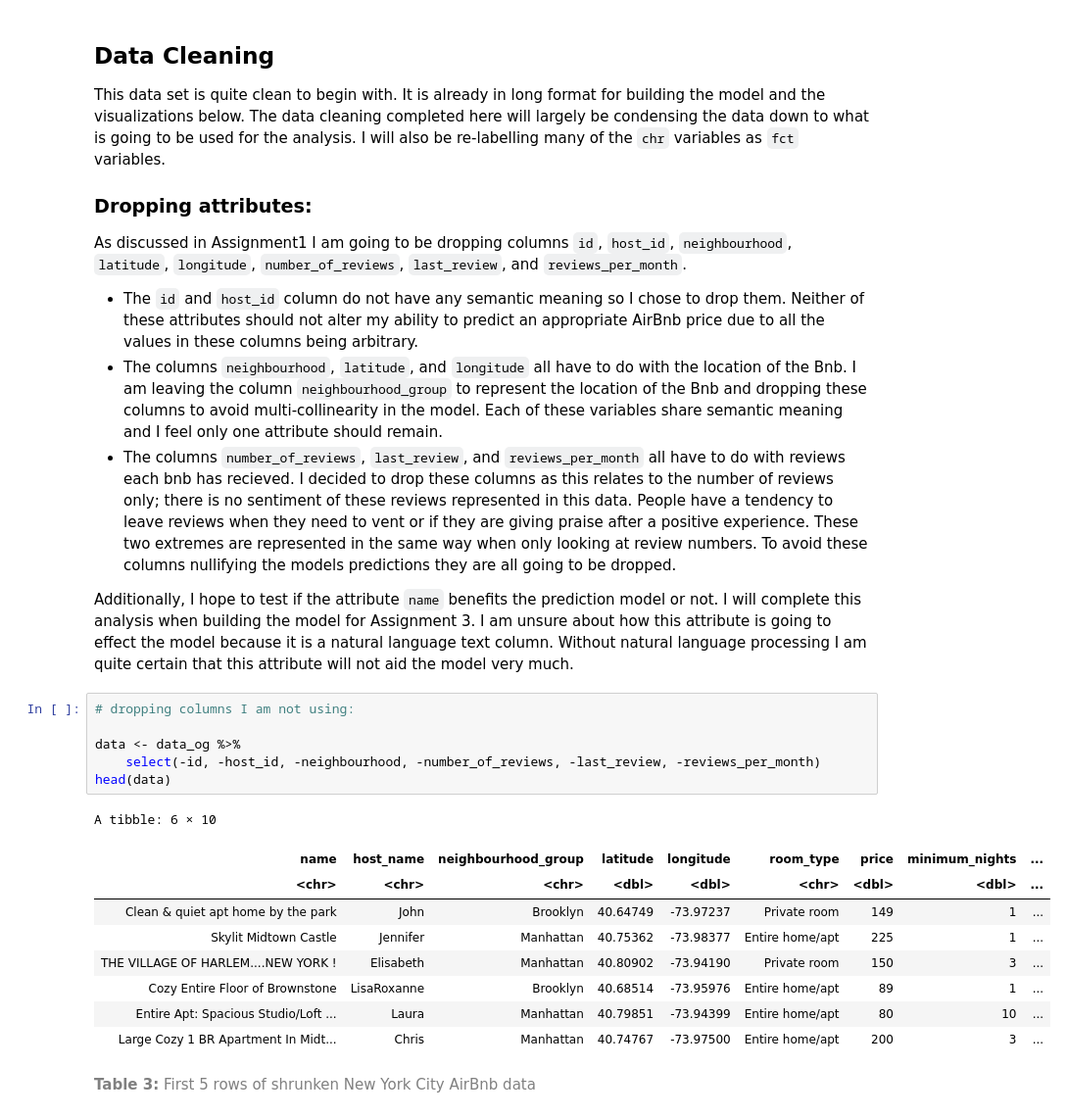
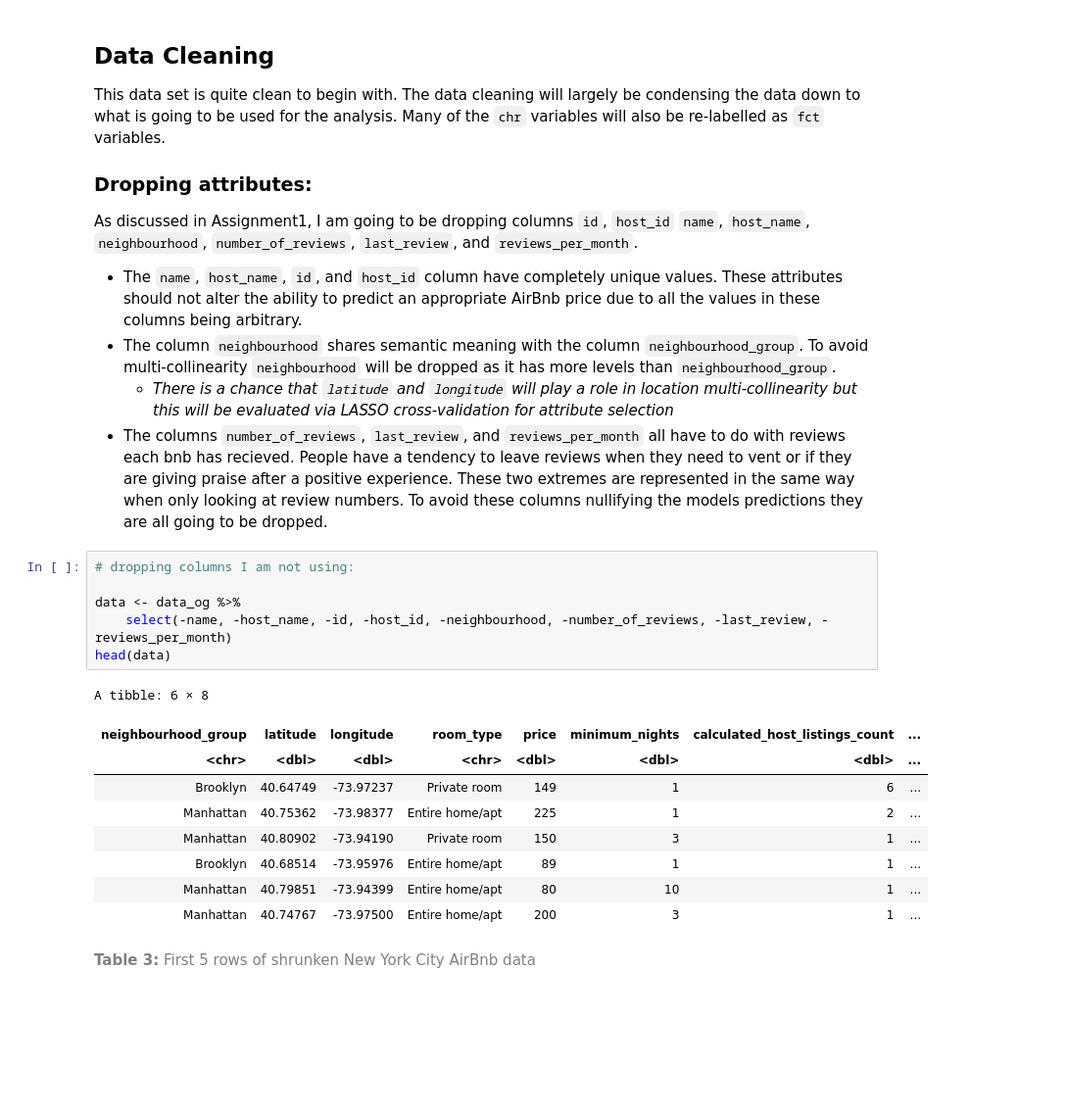
Before and after one commit to samnthorne/FinalProject, a Jupyter notebook: FinalReport.ipynb, the cells around one changed output. Shown at 98% size. Drawn from its saved outputs; the diff is of its cells as text; blank space fills up the shorter version.

Commit message:
Cut down on some of the word count - pre discussion section

```diff
--- a/FinalReport.ipynb
+++ b/FinalReport.ipynb
@@ -106,32 +100,31 @@ print(paste("The data set has dimensions of",dim(data)[1], "by", dim(data)[2]))
 # %% [markdown]
 ## Data Cleaning
 
-This data set is quite clean to begin with. It is already in long format for building the model and the visualizations below. The data cleaning completed here will largely be condensing the data down to what is going to be used for the analysis. I will also be re-labelling many of the `chr` variables as `fct` variables.
+This data set is quite clean to begin with. The data cleaning will largely be condensing the data down to what is going to be used for the analysis. Many of the `chr` variables will also be re-labelled as `fct` variables.
 
 ### Dropping attributes:
 
-As discussed in Assignment1 I am going to be dropping columns `id`, `host_id`, `neighbourhood`, `latitude`, `longitude`, `number_of_reviews`, `last_review`, and `reviews_per_month`.
-- The `id` and `host_id` column do not have any semantic meaning so I chose to drop them. Neither of these attributes should not alter my ability to predict an appropriate AirBnb price due to all the values in these columns being arbitrary.
-- The columns `neighbourhood`, `latitude`, and `longitude` all have to do with the location of the Bnb. I am leaving the column `neighbourhood_group` to represent the location of the Bnb and dropping these columns to avoid multi-collinearity in the model. Each of these variables share semantic meaning and I feel only one attribute should remain.
-- The columns `number_of_reviews`, `last_review`, and `reviews_per_month` all have to do with reviews each bnb has recieved. I decided to drop these columns as this relates to the number of reviews only; there is no sentiment of these reviews represented in this data. People have a tendency to leave reviews when they need to vent or if they are giving praise after a positive experience. These two extremes are represented in the same way when only looking at review numbers. To avoid these columns nullifying the models predictions they are all going to be dropped.
-
-Additionally, I hope to test if the attribute `name` benefits the prediction model or not. I will complete this analysis when building the model for Assignment 3. I am unsure about how this attribute is going to effect the model because it is a natural language text column. Without natural language processing I am quite certain that this attribute will not aid the model very much.
+As discussed in Assignment1, I am going to be dropping columns `id`, `host_id` `name`, `host_name`, `neighbourhood`, `number_of_reviews`, `last_review`, and `reviews_per_month`.
+- The `name`, `host_name`, `id`, and `host_id` column have completely unique values. These attributes should not alter the ability to predict an appropriate AirBnb price due to all the values in these columns being arbitrary.
+- The column `neighbourhood` shares semantic meaning with the column `neighbourhood_group`. To avoid multi-collinearity `neighbourhood` will be dropped as it has more levels than `neighbourhood_group`.
+    - *There is a chance that `latitude` and `longitude` will play a role in location multi-collinearity but this will be evaluated via LASSO cross-validation for attribute selection*
+- The columns `number_of_reviews`, `last_review`, and `reviews_per_month` all have to do with reviews each bnb has recieved. People have a tendency to leave reviews when they need to vent or if they are giving praise after a positive experience. These two extremes are represented in the same way when only looking at review numbers. To avoid these columns nullifying the models predictions they are all going to be dropped.
 # %%
 # dropping columns I am not using:
 
 data <- data_og %>%
-    select(-id, -host_id, -neighbourhood, -number_of_reviews, -last_review, -reviews_per_month)
+    select(-name, -host_name, -id, -host_id, -neighbourhood, -number_of_reviews, -last_review, -reviews_per_month)
 head(data)
 # %% [output]
-A tibble: 6 × 10
+A tibble: 6 × 8
-| name | host_name | neighbourhood_group | latitude | longitude | room_type | price | minimum_nights | ... |
-| <chr> | <chr> | <chr> | <dbl> | <dbl> | <chr> | <dbl> | <dbl> | ... |
-| Clean & quiet apt home by the park | John | Brooklyn | 40.64749 | -73.97237 | Private room | 149 | 1 | ... |
-| Skylit Midtown Castle | Jennifer | Manhattan | 40.75362 | -73.98377 | Entire home/apt | 225 | 1 | ... |
-| THE VILLAGE OF HARLEM....NEW YORK ! | Elisabeth | Manhattan | 40.80902 | -73.94190 | Private room | 150 | 3 | ... |
-| Cozy Entire Floor of Brownstone | LisaRoxanne | Brooklyn | 40.68514 | -73.95976 | Entire home/apt | 89 | 1 | ... |
-| Entire Apt: Spacious Studio/Loft ... | Laura | Manhattan | 40.79851 | -73.94399 | Entire home/apt | 80 | 10 | ... |
-| Large Cozy 1 BR Apartment In Midt... | Chris | Manhattan | 40.74767 | -73.97500 | Entire home/apt | 200 | 3 | ... |
+| neighbourhood_group | latitude | longitude | room_type | price | minimum_nights | calculated_host_listings_count | ... |
+| <chr> | <dbl> | <dbl> | <chr> | <dbl> | <dbl> | <dbl> | ... |
+| Brooklyn | 40.64749 | -73.97237 | Private room | 149 | 1 | 6 | ... |
+| Manhattan | 40.75362 | -73.98377 | Entire home/apt | 225 | 1 | 2 | ... |
+| Manhattan | 40.80902 | -73.94190 | Private room | 150 | 3 | 1 | ... |
+| Brooklyn | 40.68514 | -73.95976 | Entire home/apt | 89 | 1 | 1 | ... |
+| Manhattan | 40.79851 | -73.94399 | Entire home/apt | 80 | 10 | 1 | ... |
+| Manhattan | 40.74767 | -73.97500 | Entire home/apt | 200 | 3 | 1 | ... |
 # %% [markdown]
 <span style = "color: gray;"> **Table 3:** First 5 rows of shrunken New York City AirBnb data</span>
 # %% [markdown]
```
Also changed, not shown: parts of 26 cells of this notebook.
